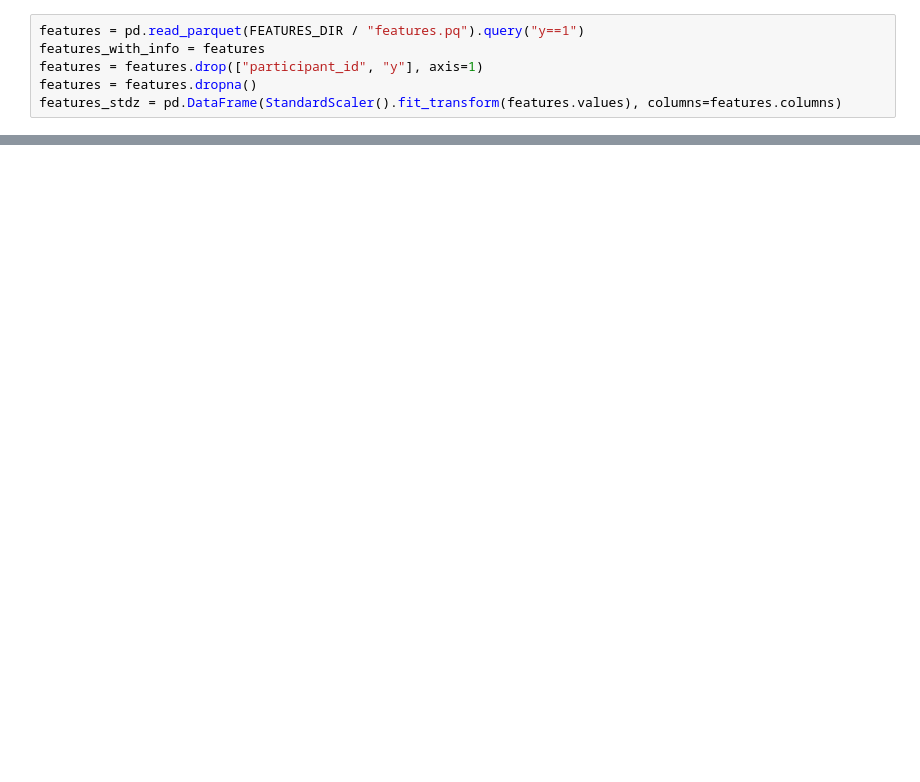
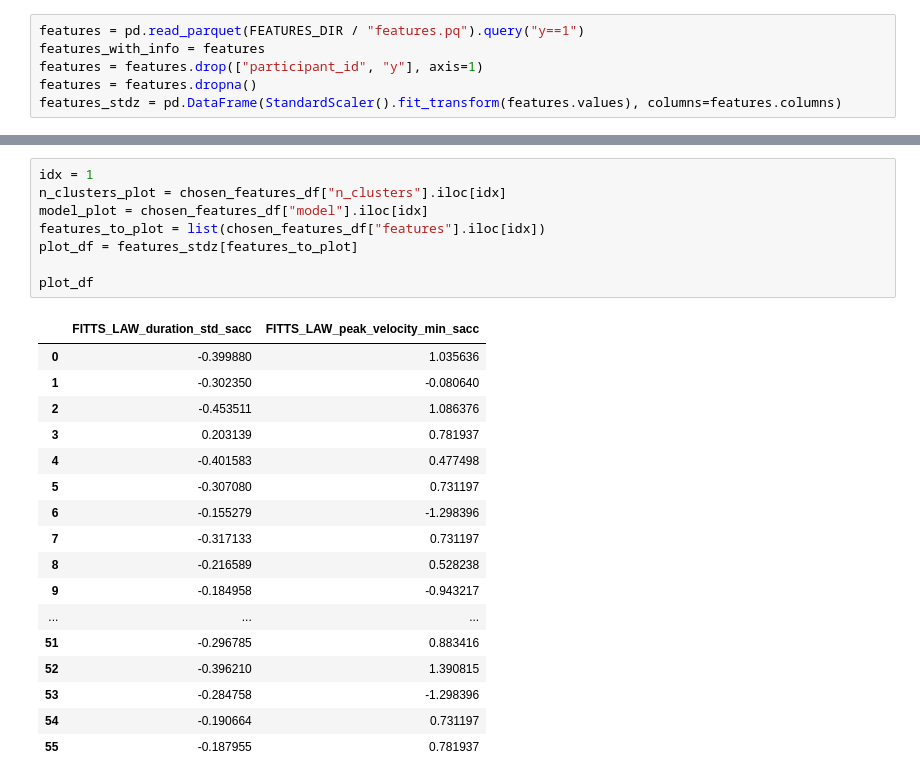
Before and after one commit to krusand/Analyzing-concussions-through-eyetracking-measurements, a Jupyter notebook: src/clustering_greedy_search.ipynb, the cells around one changed output, grey strips where cells are left out. Cells and saved outputs as stored; diff of their text form; blank space fills up the shorter version.

```diff
--- a/src/clustering_greedy_search.ipynb
+++ b/src/clustering_greedy_search.ipynb
@@ -164,0 +250,26 @@ chosen_features_df
+# %%
+idx = 1
+n_clusters_plot = chosen_features_df["n_clusters"].iloc[idx]
+model_plot = chosen_features_df["model"].iloc[idx]
+features_to_plot = list(chosen_features_df["features"].iloc[idx])
+plot_df = features_stdz[features_to_plot]
+
+plot_df
+# %% [output]
+|  | FITTS_LAW_duration_std_sacc | FITTS_LAW_peak_velocity_min_sacc |
+| 0 | -0.399880 | 1.035636 |
+| 1 | -0.302350 | -0.080640 |
+| 2 | -0.453511 | 1.086376 |
+| 3 | 0.203139 | 0.781937 |
+| 4 | -0.401583 | 0.477498 |
+| 5 | -0.307080 | 0.731197 |
+| 6 | -0.155279 | -1.298396 |
+| 7 | -0.317133 | 0.731197 |
+| 8 | -0.216589 | 0.528238 |
+| 9 | -0.184958 | -0.943217 |
+| ... | ... | ... |
+| 51 | -0.296785 | 0.883416 |
+| 52 | -0.396210 | 1.390815 |
+| 53 | -0.284758 | -1.298396 |
+| 54 | -0.190664 | 0.731197 |
+| 55 | -0.187955 | 0.781937 |
```
Also changed, not shown: parts of 13 cells of this notebook.
